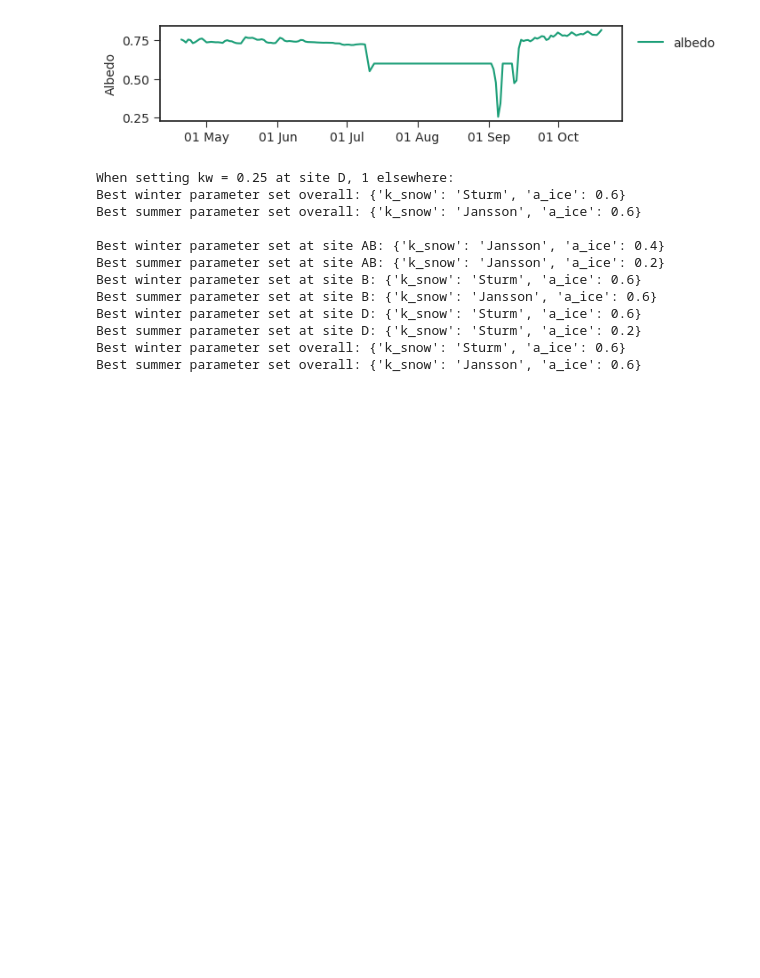
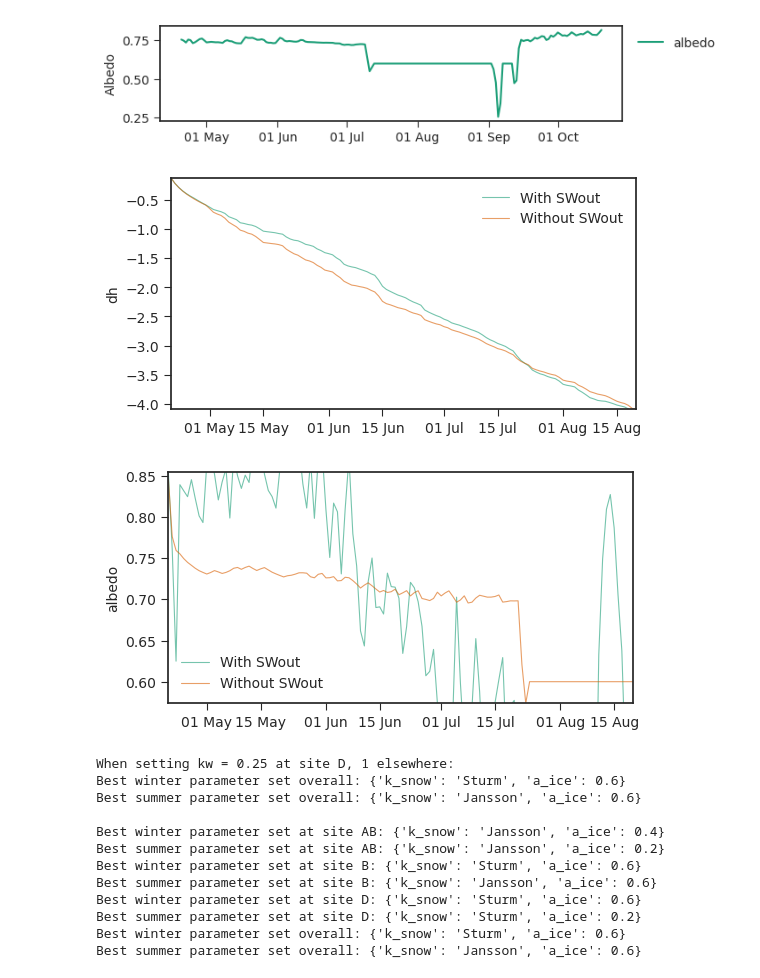
Before and after one commit to clairevwilson/PyGEM-EB, a Jupyter notebook: calibration_plotting.ipynb, the cells around one changed output. Drawn from its saved outputs; the diff is of its cells as text; code cells hidden in the pictures; blank space fills up the shorter version.

```diff
--- a/calibration_plotting.ipynb
+++ b/calibration_plotting.ipynb
@@ -25,6 +25,14 @@ simple_plot(ds,['2004-04-20','2004-10-20'],[['albedo']],res='d')
 # %%
 # summer_result_all = [summer_result][0]
 # winter_result_all = [winter_result][0]
+# %%
+ds0,startdate,enddate = getds('/home/claire/research/Output/EB/Gulkana_2024_09_26_0.nc')
+ds1,startdate,enddate = getds('/home/claire/research/Output/EB/Gulkana_2024_09_26_1.nc')
+compare_runs([ds0,ds1],[startdate,enddate],['With SWout','Without SWout'],'dh')
+compare_runs([ds0,ds1],[startdate,enddate],['With SWout','Without SWout'],'albedo')
+# %% [output]
+[figure, added]
+[figure, added]
 # %%
 path_out = '/home/claire/research/Output/calibration/09_24/'
 
```
Also changed, not shown: 4 other files.
